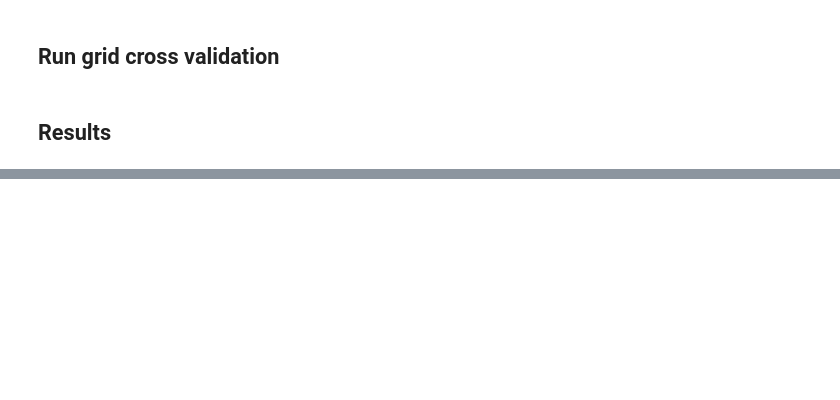
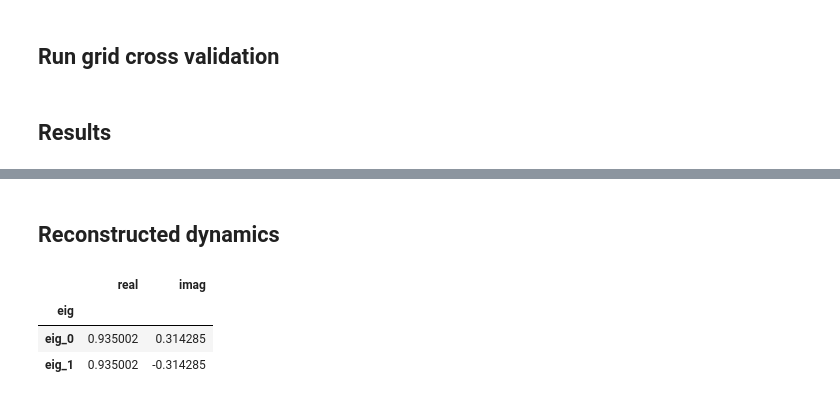
Before and after one commit to BBELAOUCHA/iSDR_cython, a Jupyter notebook: examples/iSDR_example.ipynb, the cells around one changed output, grey strips where cells are left out. Saved outputs shown, nothing was run; the diff lists cells and outputs as text; code cells hidden in the pictures; blank space fills up the shorter version.

```diff
--- a/examples/iSDR_example.ipynb
+++ b/examples/iSDR_example.ipynb
@@ -206,0 +225,10 @@ clf.results
+# %% [markdown]
+## Reconstructed dynamics
+# %%
+cl.get_phi()
+cl.eigs
+# %% [output]
+|  | real | imag |
+| eig |  |  |
+| eig_0 | 0.935002 | 0.314285 |
+| eig_1 | 0.935002 | -0.314285 |
```
Also changed, not shown: parts of 13 cells of this notebook, 3 other files.
